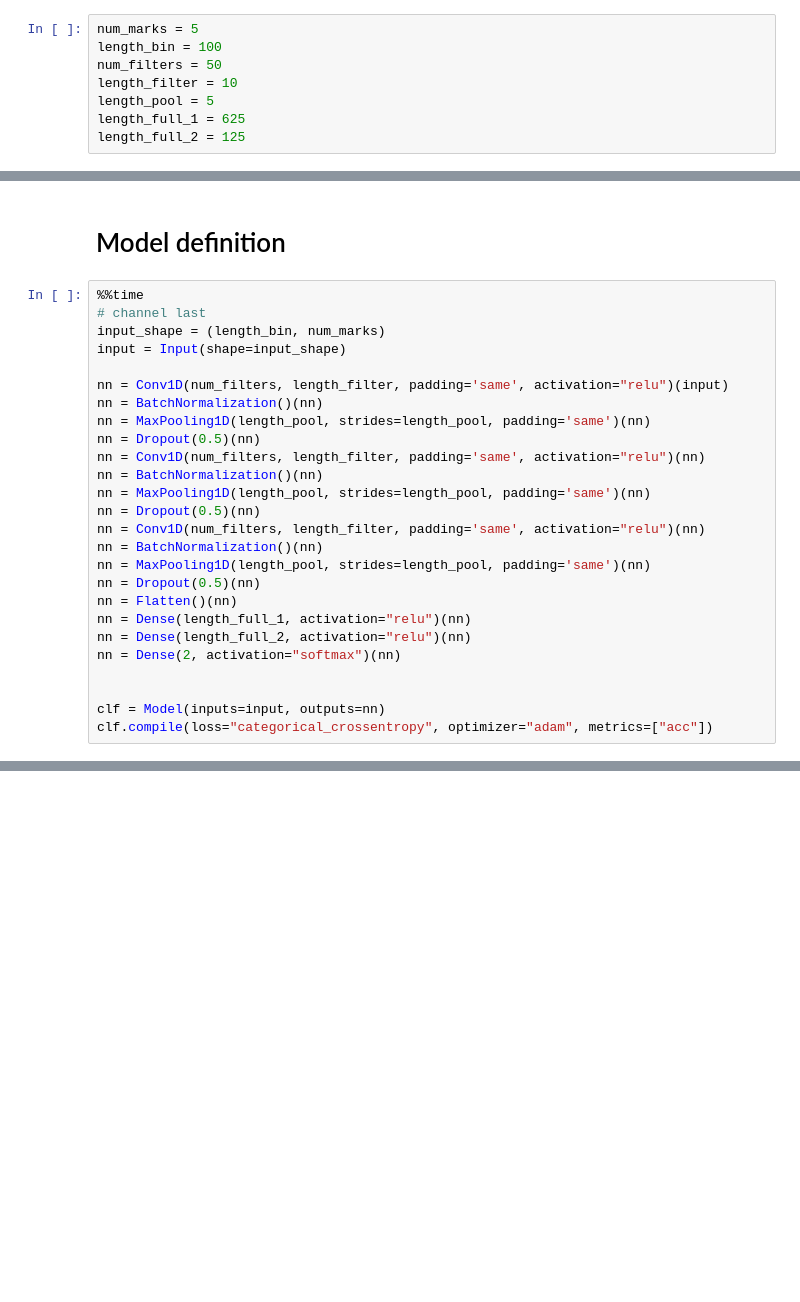
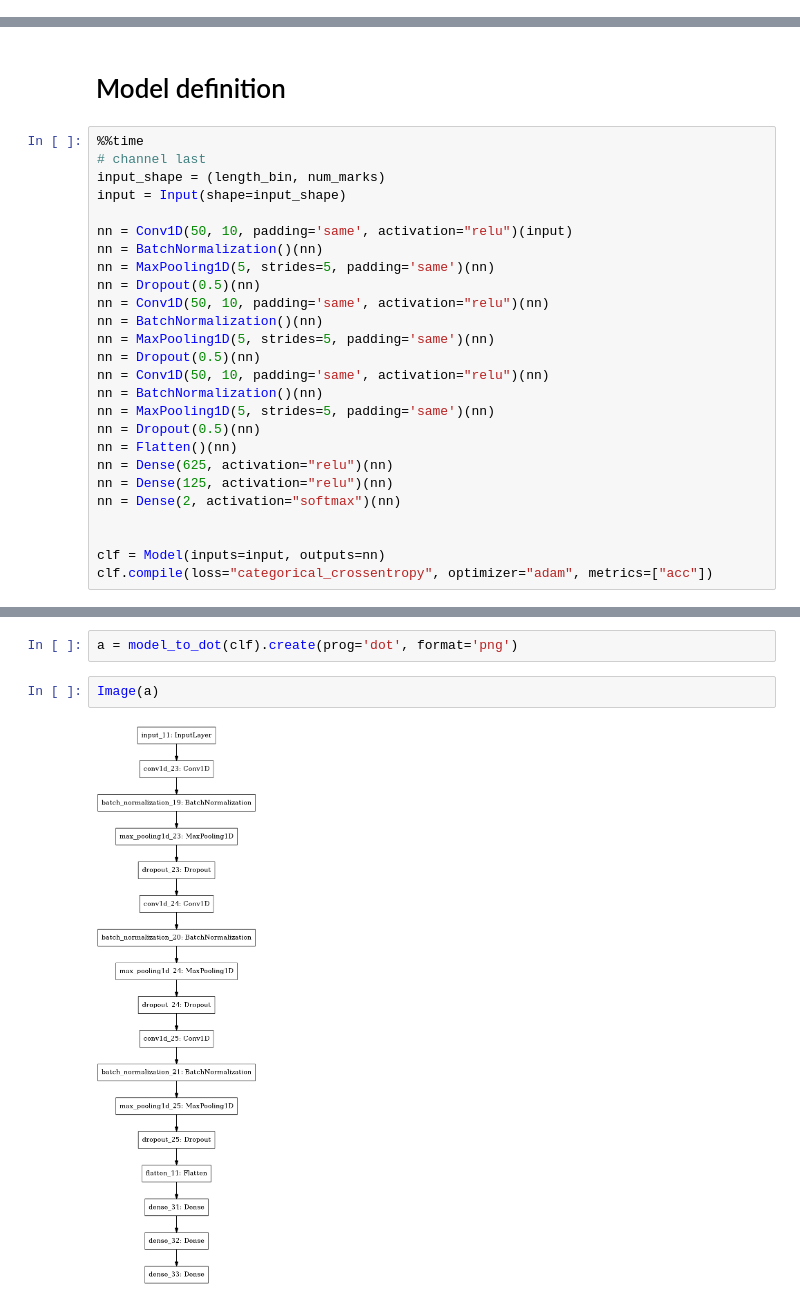
Before and after one commit to Xia-Hu/cmpt884_enhanced_deepchrome, a Jupyter notebook: notebook/deepchrome-modified.ipynb, the cells around one changed output, grey strips where cells are left out. Cells and saved outputs as stored; diff of their text form; blank space fills up the shorter version.

```diff
--- a/notebook/deepchrome-modified.ipynb
+++ b/notebook/deepchrome-modified.ipynb
@@ -36,13 +36,5 @@ def read_data(path):
     Ytrain, Yvalid, Ytest = Ys[:,:5725], Ys[:,5725:5725*2], Ys[:,5725*2:]
 
     return Xtrain, Xvalid, Xtest, Ytrain, Yvalid, Ytest
-# %%
-num_marks = 5
-length_bin = 100
-num_filters = 50
-length_filter = 10
-length_pool = 5
-length_full_1 = 625
-length_full_2 = 125
 # %%
 Xtrain, Xvalid, Xtest, Ytrain, Yvalid, Ytest = read_data("../data/input.pkl")
@@ -60,21 +54,21 @@ test, X size: (2, 5725, 100, 5), Y size: (2, 5725, 2)
 input_shape = (length_bin, num_marks)
 input = Input(shape=input_shape)
 
-nn = Conv1D(num_filters, length_filter, padding='same', activation="relu")(input)
+nn = Conv1D(50, 10, padding='same', activation="relu")(input)
 nn = BatchNormalization()(nn)
-nn = MaxPooling1D(length_pool, strides=length_pool, padding='same')(nn)
+nn = MaxPooling1D(5, strides=5, padding='same')(nn)
 nn = Dropout(0.5)(nn)
-nn = Conv1D(num_filters, length_filter, padding='same', activation="relu")(nn)
+nn = Conv1D(50, 10, padding='same', activation="relu")(nn)
 nn = BatchNormalization()(nn)
-nn = MaxPooling1D(length_pool, strides=length_pool, padding='same')(nn)
+nn = MaxPooling1D(5, strides=5, padding='same')(nn)
 nn = Dropout(0.5)(nn)
-nn = Conv1D(num_filters, length_filter, padding='same', activation="relu")(nn)
+nn = Conv1D(50, 10, padding='same', activation="relu")(nn)
 nn = BatchNormalization()(nn)
-nn = MaxPooling1D(length_pool, strides=length_pool, padding='same')(nn)
+nn = MaxPooling1D(5, strides=5, padding='same')(nn)
 nn = Dropout(0.5)(nn)
 nn = Flatten()(nn)
-nn = Dense(length_full_1, activation="relu")(nn)
-nn = Dense(length_full_2, activation="relu")(nn)
+nn = Dense(625, activation="relu")(nn)
+nn = Dense(125, activation="relu")(nn)
 nn = Dense(2, activation="softmax")(nn)
 
 
@@ -86,3 +81,9 @@ Wall time: 465 ms
+# %%
+a = model_to_dot(clf).create(prog='dot', format='png')
+# %%
+Image(a)
+# %% [output]
+[figure, added]
 # %%
 clf.summary()
 SVG(model_to_dot(clf).create(prog='dot', format='svg'))
```
Also changed, not shown: parts of 8 cells of this notebook, 5 other files.
